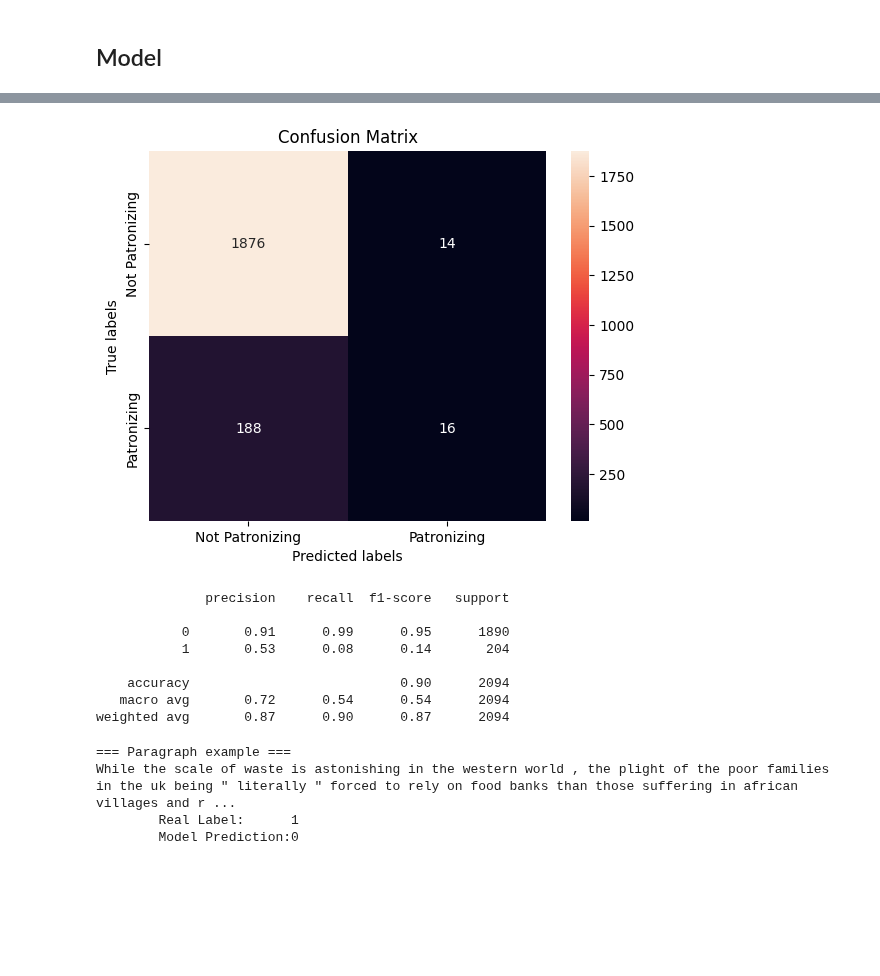
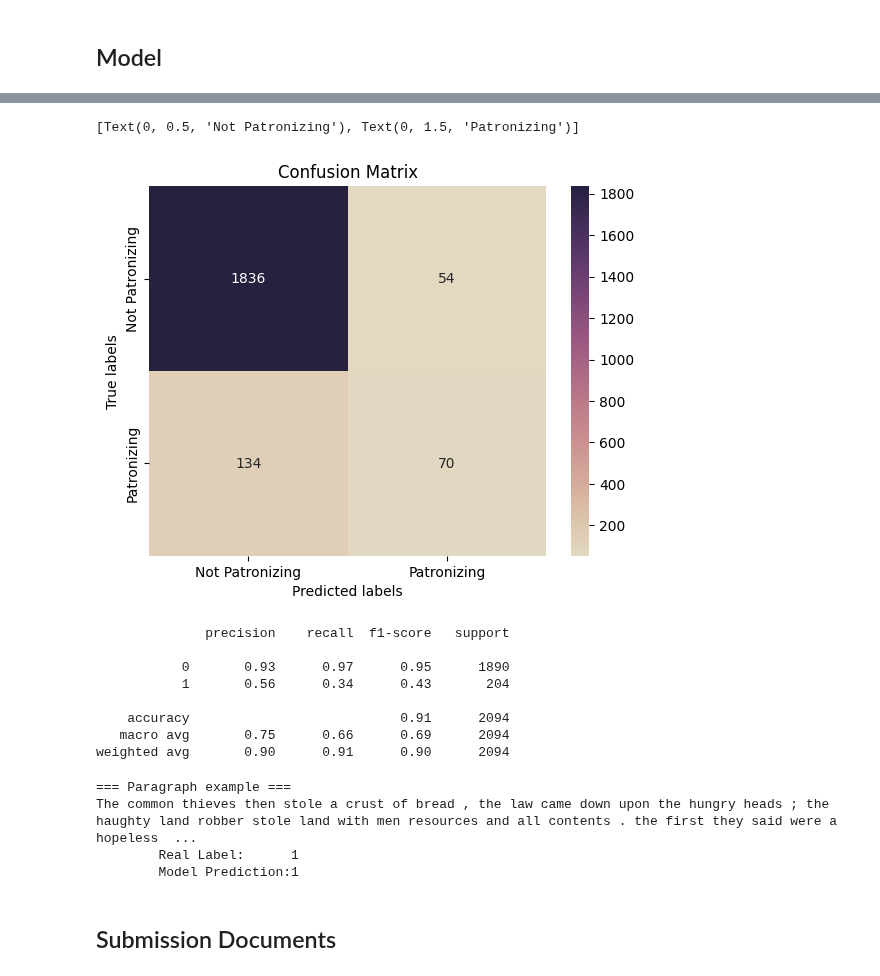
Before and after one commit to avzh1/nlp_bert_classifier, a Jupyter notebook: src/binary-classification.ipynb, the cells around one changed output, grey strips where cells are left out. Saved outputs shown, nothing was run; the diff lists cells and outputs as text; code cells hidden in the pictures; blank space fills up the shorter version.

```diff
--- a/src/binary-classification.ipynb
+++ b/src/binary-classification.ipynb
@@ -173,7 +173,7 @@ y_test shape: (2094,)
 ## Model
 # %%
 
-task1_model_args = ClassificationArgs(num_train_epochs=1,
+task1_model_args = ClassificationArgs(num_train_epochs=10,
                                       no_save=True,
                                       no_cache=True,
                                       overwrite_output_dir=True,
@@ -195,29 +199,34 @@ y_pred, _ = task1_model.predict(X_test.tolist())
 # %%
 from sklearn.metrics import confusion_matrix, ConfusionMatrixDisplay, classification_report, precision_score, recall_score, f1_score, precision_recall_fscore_support
 
 set(y_pred)
 cm = confusion_matrix(y_test, y_pred, labels=[0, 1])
 
 ax= plt.subplot()
-sns.heatmap(cm, annot=True, fmt='g', ax=ax);  #annot=True to annotate cells, ftm='g' to disable scientific notation
+sns.heatmap(cm, annot=True, fmt='g', ax=ax, cmap=sns.color_palette("ch:s=-.2,r=.6", as_cmap=True));  #annot=True to annotate cells, ftm='g' to disable scientific notation
 
 # labels, title and ticks
-ax.set_xlabel('Predicted labels');ax.set_ylabel('True labels');
-ax.set_title('Confusion Matrix');
-ax.xaxis.set_ticklabels(['Not Patronizing', 'Patronizing']); ax.yaxis.set_ticklabels(['Not Patronizing', 'Patronizing']);
+ax.set_xlabel('Predicted labels')
+ax.set_ylabel('True labels')
+
+ax.set_title('Confusion Matrix')
+
+ax.xaxis.set_ticklabels(['Not Patronizing', 'Patronizing'])
+ax.yaxis.set_ticklabels(['Not Patronizing', 'Patronizing'])
 # %% [output]
+[Text(0, 0.5, 'Not Patronizing'), Text(0, 1.5, 'Patronizing')]
-[figure, old version]
+[figure, new version]
 # %%
 print(classification_report(y_test, y_pred))
 # %% [output]
               precision    recall  f1-score   support
 
-           0       0.91      0.99      0.95      1890
-           1       0.53      0.08      0.14       204
+           0       0.93      0.97      0.95      1890
+           1       0.56      0.34      0.43       204
 
-    accuracy                           0.90      2094
-   macro avg       0.72      0.54      0.54      2094
-weighted avg       0.87      0.90      0.87      2094
+    accuracy                           0.91      2094
+   macro avg       0.75      0.66      0.69      2094
+weighted avg       0.90      0.91      0.90      2094
 # %%
 # Get one random sample from the test data
 random_index = X_test.sample(n=1).index.values[0]
@@ -238,6 +247,6 @@ print(f"\tReal Label:      {real_label}")
 print(f"\tModel Prediction:{predicted_label[0]}")
 # %% [output]
 === Paragraph example ===
-While the scale of waste is astonishing in the western world , the plight of the poor families in the uk being " literally " forced to rely on food banks than those suffering in african villages and r ...
+The common thieves then stole a crust of bread , the law came down upon the hungry heads ; the haughty land robber stole land with men resources and all contents . the first they said were a hopeless  ...
         Real Label:      1
-        Model Prediction:0
+        Model Prediction:1
@@ -270,0 +253,2 @@ While the scale of waste is astonishing in the western world , the plight of the
+# %% [markdown]
+## Submission Documents
```
Also changed, not shown: parts of 3 cells of this notebook, 2 other files.
